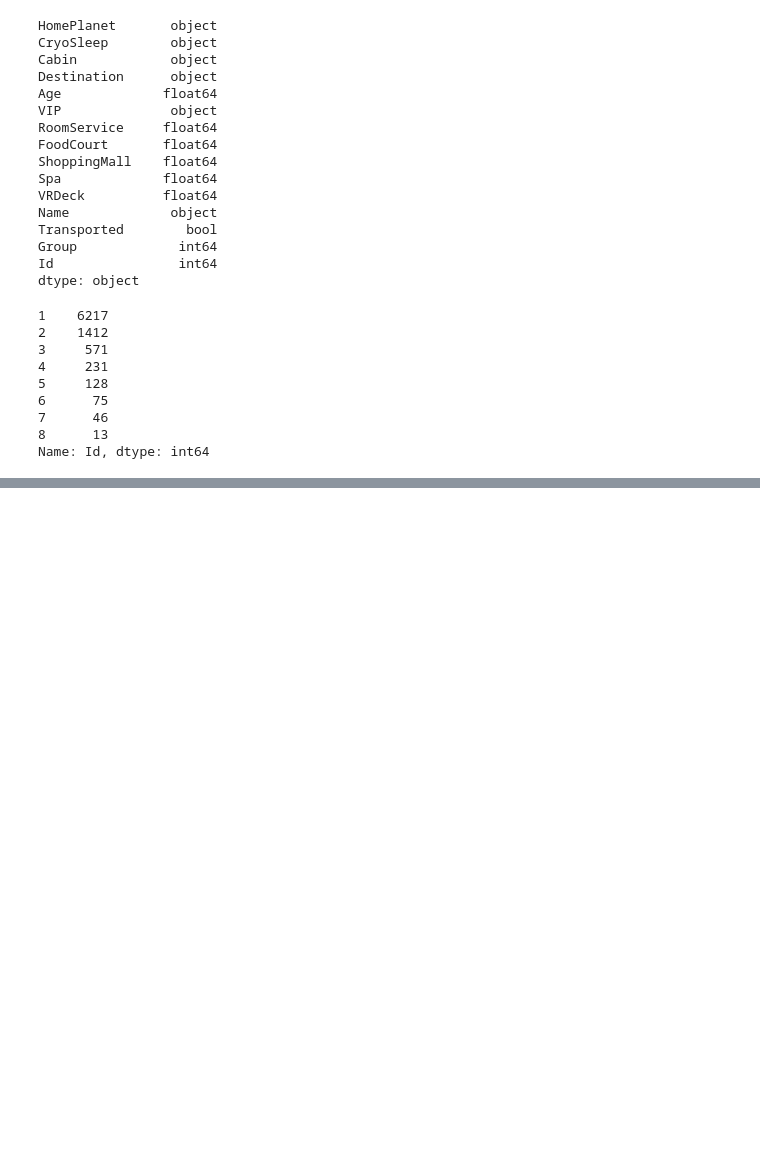
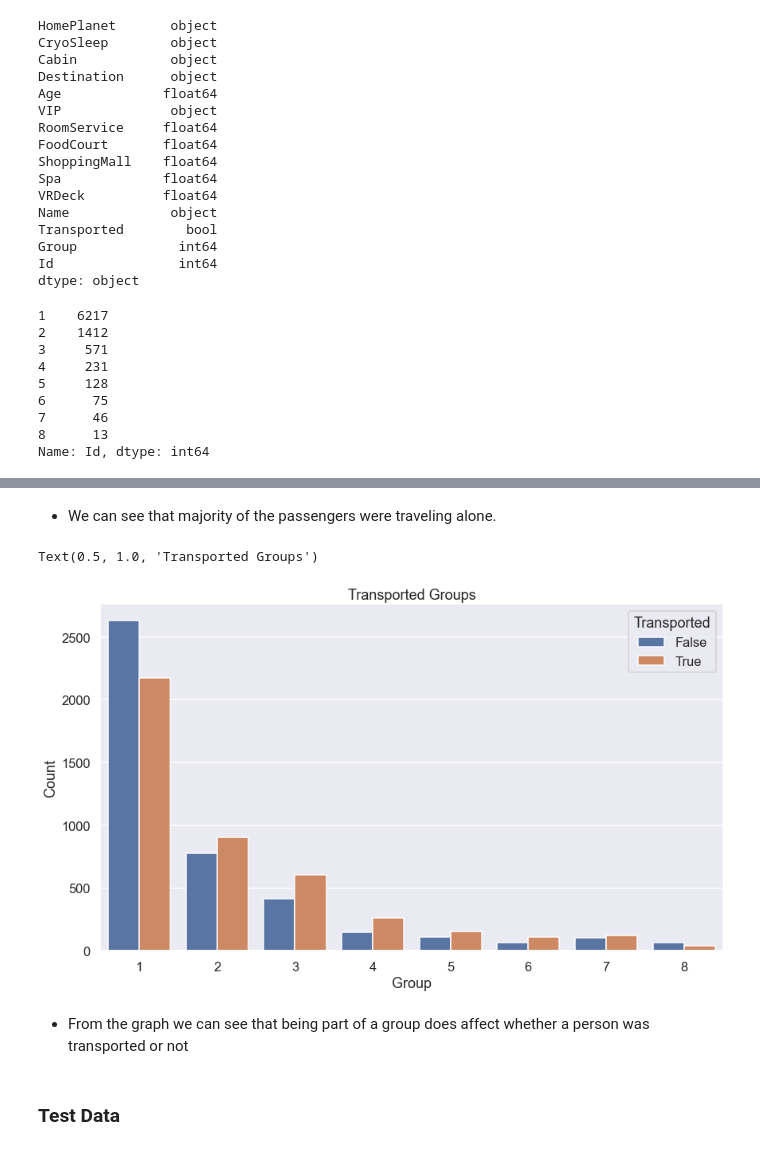
Before and after one commit to bustyAI/Interstellar-Disaster, a Jupyter notebook: spaceship_titanic.ipynb, the cells around one changed output, grey strips where cells are left out. Saved outputs shown, nothing was run; the diff lists cells and outputs as text; code cells hidden in the pictures; blank space fills up the shorter version.

```diff
--- a/spaceship_titanic.ipynb
+++ b/spaceship_titanic.ipynb
@@ -168,0 +186,14 @@ train_df.loc[train_df["Group"].isin([3])]
+# %% [markdown]
+- We can see that majority of the  passengers were traveling alone.
+# %%
+sns.countplot(data=train_df, x="GroupSize", hue="Transported")
+plt.xlabel("Group")
+plt.ylabel("Count")
+plt.title("Transported Groups")
+# %% [output]
+Text(0.5, 1.0, 'Transported Groups')
+[figure, added]
+# %% [markdown]
+- From the graph we can see that being part of a group does affect whether a person was transported or not
+# %% [markdown]
+### Test Data
```
Also changed, not shown: parts of 48 cells of this notebook.
